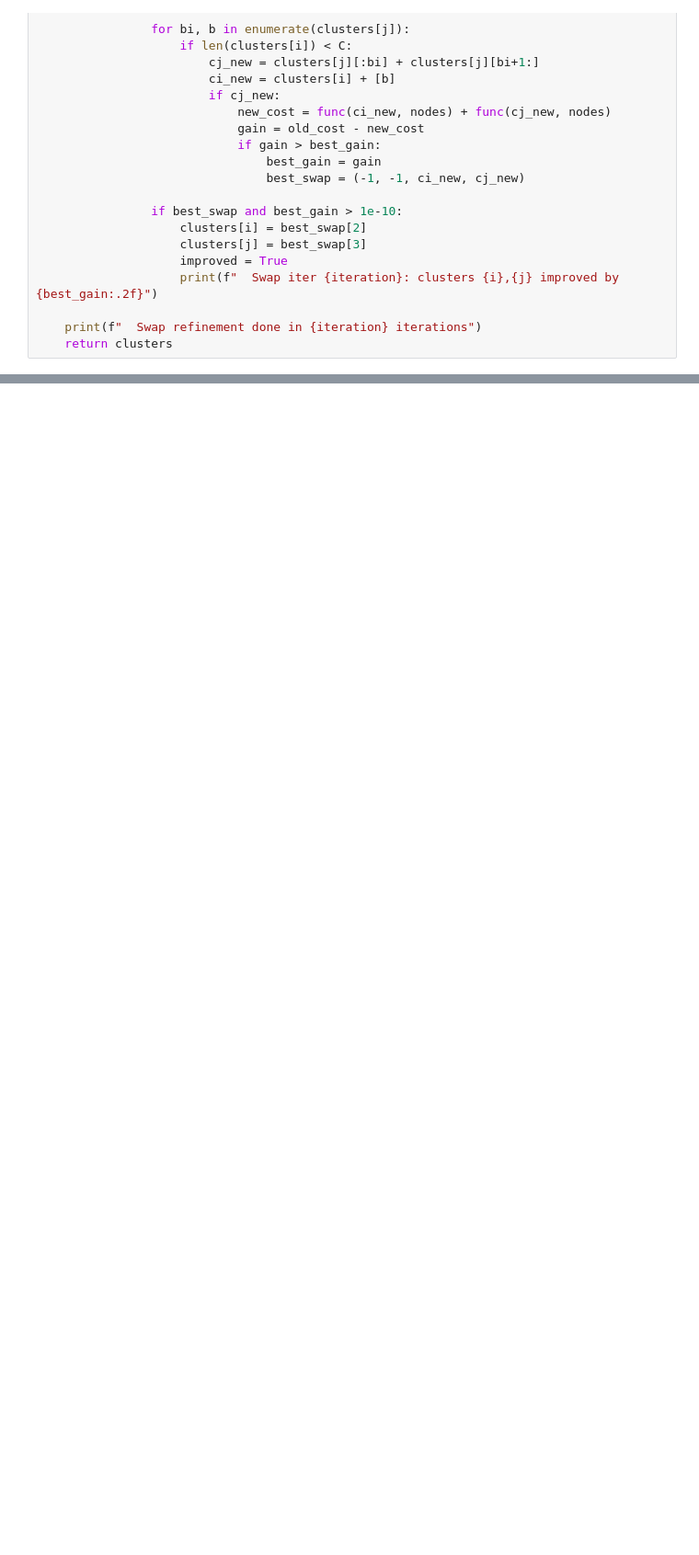
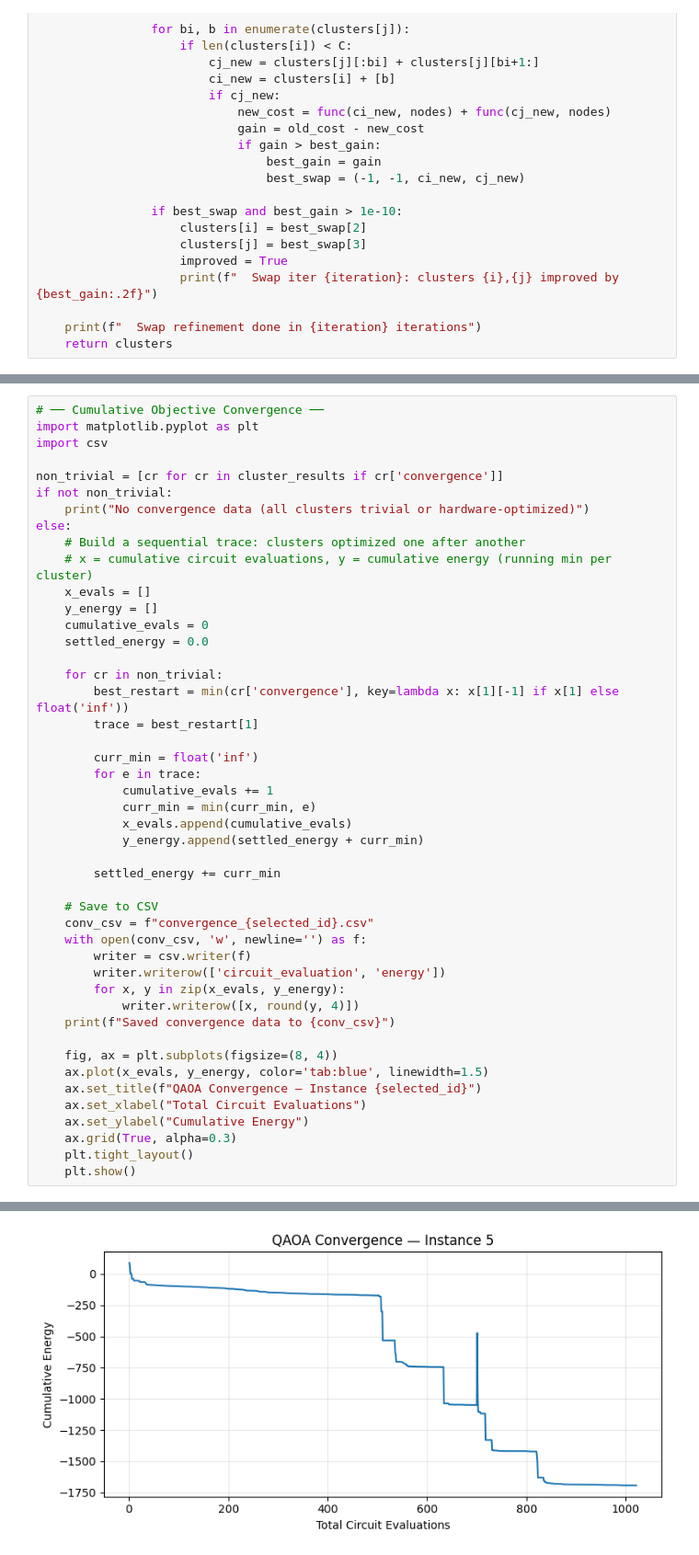
Before and after one commit to pdd23001/QuantumCT-RTRC-qBraid-Challenge, a Jupyter notebook: qaoa.ipynb, the cells around one changed output, grey strips where cells are left out. Shown at 92% size. Drawn from its saved outputs; the diff is of its cells as text; blank space fills up the shorter version.

```diff
--- a/qaoa.ipynb
+++ b/qaoa.ipynb
@@ -603,0 +740,47 @@ Max Qubits: 16  |  Total Gates: 4340  |  Time: 190.57s
+# %%
+# ── Cumulative Objective Convergence ──
+import matplotlib.pyplot as plt
+import csv
+
+non_trivial = [cr for cr in cluster_results if cr['convergence']]
+if not non_trivial:
+    print("No convergence data (all clusters trivial or hardware-optimized)")
+else:
+    # Build a sequential trace: clusters optimized one after another
+    # x = cumulative circuit evaluations, y = cumulative energy (running min per cluster)
+    x_evals = []
+    y_energy = []
+    cumulative_evals = 0
+    settled_energy = 0.0
+
+    for cr in non_trivial:
+        best_restart = min(cr['convergence'], key=lambda x: x[1][-1] if x[1] else float('inf'))
+        trace = best_restart[1]
+
+        curr_min = float('inf')
+        for e in trace:
+            cumulative_evals += 1
+            curr_min = min(curr_min, e)
+            x_evals.append(cumulative_evals)
+            y_energy.append(settled_energy + curr_min)
+
+        settled_energy += curr_min
+
+    # Save to CSV
+    conv_csv = f"convergence_{selected_id}.csv"
+    with open(conv_csv, 'w', newline='') as f:
+        writer = csv.writer(f)
+        writer.writerow(['circuit_evaluation', 'energy'])
+        for x, y in zip(x_evals, y_energy):
+            writer.writerow([x, round(y, 4)])
+    print(f"Saved convergence data to {conv_csv}")
+
+    fig, ax = plt.subplots(figsize=(8, 4))
+    ax.plot(x_evals, y_energy, color='tab:blue', linewidth=1.5)
+    ax.set_title(f"QAOA Convergence — Instance {selected_id}")
+    ax.set_xlabel("Total Circuit Evaluations")
+    ax.set_ylabel("Cumulative Energy")
+    ax.grid(True, alpha=0.3)
+    plt.tight_layout()
+    plt.show()
+# %% [output]
@@ -603,0 +788 @@ Max Qubits: 16  |  Total Gates: 4340  |  Time: 190.57s
+[figure, added]
```
Also changed, not shown: parts of 18 cells of this notebook, 37 other files.
